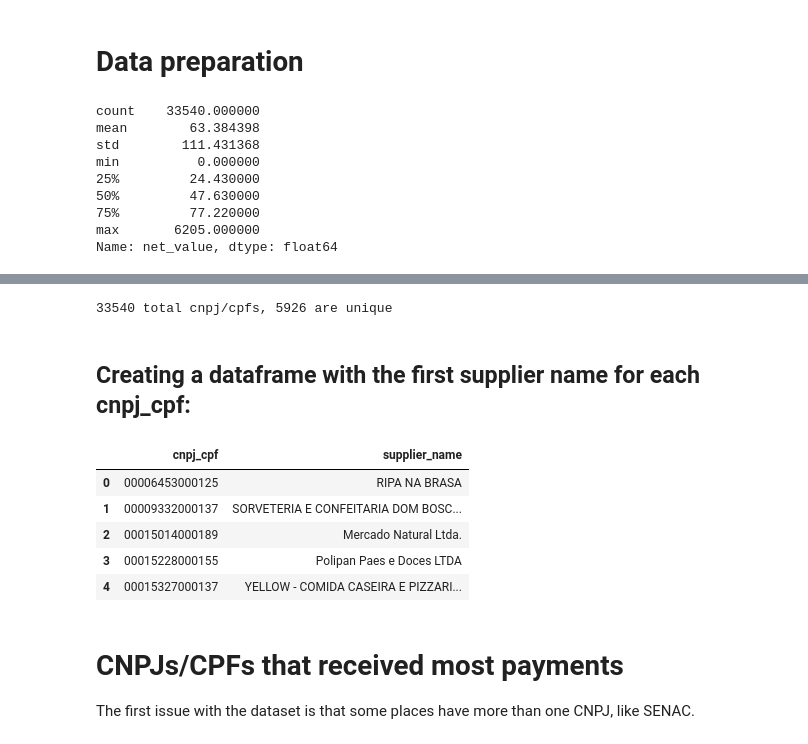
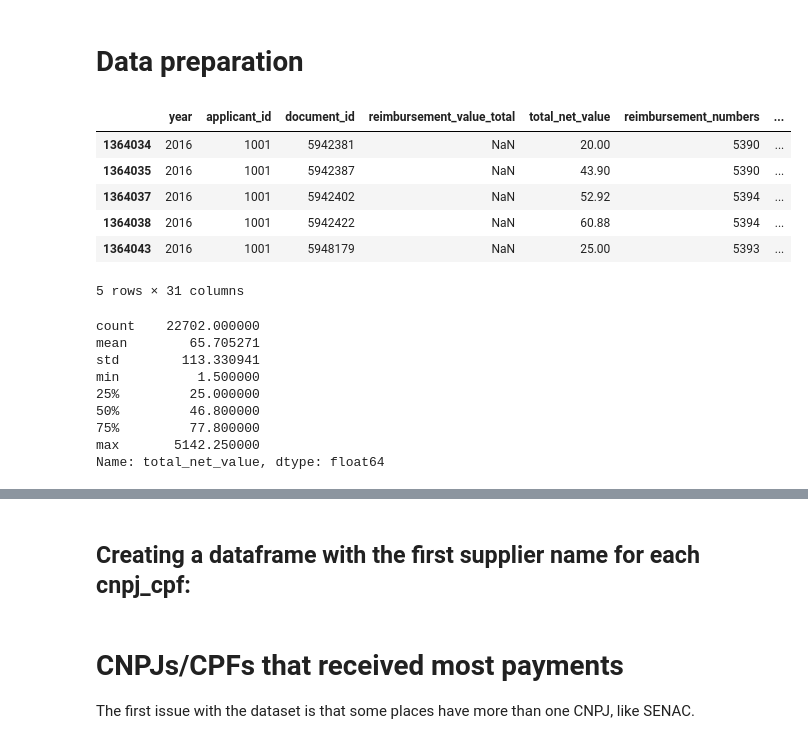
Before and after one commit to okfn-brasil/serenata-de-amor, a Jupyter notebook: develop/2016-11-12-talespaiva-meal-outliers.ipynb, the cells around one changed output, grey strips where cells are left out. Cells and saved outputs as stored; diff of their text form; code cells hidden in the pictures.

Commit message:
Adapt to new reimbursement dataset, and some minor fixes

```diff
--- a/develop/2016-11-12-talespaiva-meal-outliers.ipynb
+++ b/develop/2016-11-12-talespaiva-meal-outliers.ipynb
@@ -5,29 +5,40 @@ import numpy as np
 import pandas as pd
 import seaborn as sns
 # %%
-data = pd.read_csv('../data/2016-08-08-last-year.xz',
-                   parse_dates=[16],
-                   dtype={'document_id': np.str,
+data = pd.read_csv('../data/2016-11-19-reimbursements.xz',
+                      dtype={'document_id': np.str,
                           'congressperson_id': np.str,
                           'congressperson_document': np.str,
                           'term_id': np.str,
                           'cnpj_cpf': np.str,
-                          'reimbursement_number': np.str})
+                          'reimbursement_number': np.str},
+                      low_memory=False)
+# %%
+data = data[data['year']==2016]
 # %% [markdown]
 # Data preparation
 # %%
 meals = data[data.subquota_description == 'Congressperson meal']
+meals.head()
+# %% [output]
+|  | year | applicant_id | document_id | reimbursement_value_total | total_net_value | reimbursement_numbers | ... |
+| 1364034 | 2016 | 1001 | 5942381 | NaN | 20.00 | 5390 | ... |
+| 1364035 | 2016 | 1001 | 5942387 | NaN | 43.90 | 5390 | ... |
+| 1364037 | 2016 | 1001 | 5942402 | NaN | 52.92 | 5394 | ... |
+| 1364038 | 2016 | 1001 | 5942422 | NaN | 60.88 | 5394 | ... |
+| 1364043 | 2016 | 1001 | 5948179 | NaN | 25.00 | 5393 | ... |
+5 rows × 31 columns
 # %%
-meals.net_value.describe()
+meals.total_net_value.describe()
 # %% [output]
-count    33540.000000
-mean        63.384398
-std        111.431368
-min          0.000000
-25%         24.430000
-50%         47.630000
-75%         77.220000
-max       6205.000000
-Name: net_value, dtype: float64
+count    22702.000000
+mean        65.705271
+std        113.330941
+min          1.500000
+25%         25.000000
+50%         46.800000
+75%         77.800000
+max       5142.250000
+Name: total_net_value, dtype: float64
 # %%
 plt.figure()
@@ -39,8 +50,6 @@ sns.distplot(meals.net_value, rug=True);
 grouped = meals.groupby('cnpj_cpf', as_index=False)
 
 print('{} total cnpj/cpfs, {} are unique'.format(len(meals), len(grouped)))
-# %% [output]
-33540 total cnpj/cpfs, 5926 are unique
 # %% [markdown]
 ## Creating a dataframe with the first supplier name for each cnpj_cpf:
 # %%
@@ -52,13 +61,6 @@ for group in grouped:
 
 names = pd.DataFrame({'cnpj_cpf': cnpj_cpfs, 'supplier_name': names})
 names.head()
-# %% [output]
-|  | cnpj_cpf | supplier_name |
-| 0 | 00006453000125 | RIPA NA BRASA |
-| 1 | 00009332000137 | SORVETERIA E CONFEITARIA DOM BOSC... |
-| 2 | 00015014000189 | Mercado Natural Ltda. |
-| 3 | 00015228000155 | Polipan Paes e Doces LTDA |
-| 4 | 00015327000137 | YELLOW - COMIDA CASEIRA E PIZZARI... |
 # %% [markdown]
 # CNPJs/CPFs that received most payments
 
```
Also changed, not shown: parts of 11 cells of this notebook.
